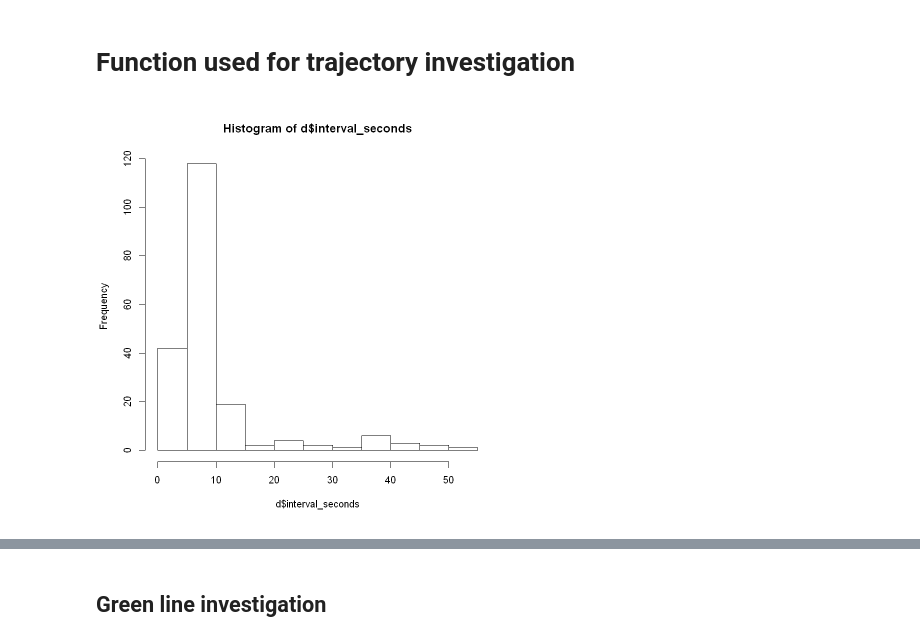
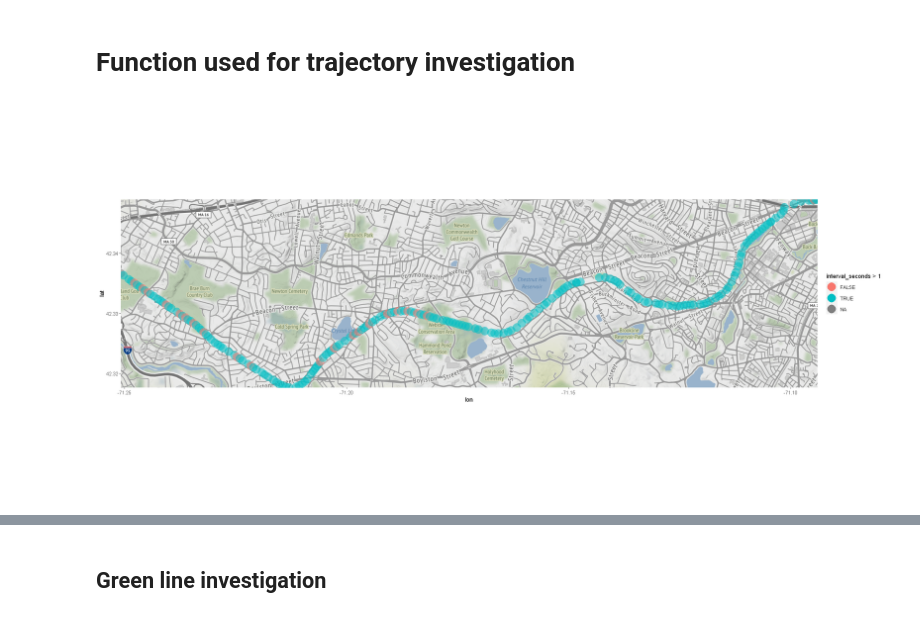
Before and after one commit to narslab/treem, a Jupyter notebook: bin/jupyter/vehicle-trajectory-computation.ipynb, the cells around one changed output, grey strips where cells are left out. Saved outputs shown, nothing was run; the diff lists cells and outputs as text; code cells hidden in the pictures.

```diff
--- a/bin/jupyter/vehicle-trajectory-computation.ipynb
+++ b/bin/jupyter/vehicle-trajectory-computation.ipynb
@@ -332,29 +314,23 @@ A data.table: 1 × 10
 | 4 | 594 | 233 | 195 | 173 | 233 | 63 | 86.21 | 0 | ... |
 # %% [markdown]
 # Function used for trajectory investigation
-# %%
-green_subset = function(route,train,vehicleid,dayid,monthid,car1,car2){
-    df_lightrail_test = df_lightrail[routeid == route &
-                                     trainid == train
-                                    ,.(lineid,routeid,trainid,vehicleid,month,day,lat,lon),keyby = .(trxtime)]
-    df_lightrail_test = df_lightrail_test[day == dayid & month == monthid]
-    df_lightrail_test = df_lightrail_test[vehicleid == vehicleid]
-    df_lightrail_test = df_lightrail_test[car1 == car1 & car2 == car2]
-    return(df_lightrail_test)
-}
 # %%
 # Plot the map
-light_location = function(df){
-    df_lightrail_test = df
+light_location = function(df_lightrail_test){
     # get the map
     ma <- get_stamenmap(bbox = c(left = min(df_lightrail_test$lon), bottom = min(df_lightrail_test$lat),
                                   right = max(df_lightrail_test$lon), top = max(df_lightrail_test$lat)),
-                         zoom = 13)
+                         zoom = 14)
    # plotting the map with some points on it
+   options(repr.plot.width = 20, repr.plot.height = 10)
    ggmap(ma) +
-   geom_point(data = df_lightrail_test, aes(x = lon, y = lat, fill = "red", alpha = 0.8), size = 10, shape = 21) +
+   geom_point(data = df_lightrail_test, aes(x = lon, y = lat, color = interval_seconds > 1, alpha = 0.7), size = 7, shape = 16) +
    guides(fill=FALSE, alpha=FALSE, size=FALSE)
 }
+# %%
+light_location（clean_trajectory)
+# %% [output]
+[figure, added]
 # %%
 compute_time_interval <- function(d) {
     d$interval_seconds = NA
@@ -370,4 +343,0 @@ d = compute_time_interval(clean_trajectory)
-# %%
-hist(d$interval_seconds)
-# %% [output]
-[figure, removed]
```
Also changed, not shown: parts of 26 cells of this notebook.
